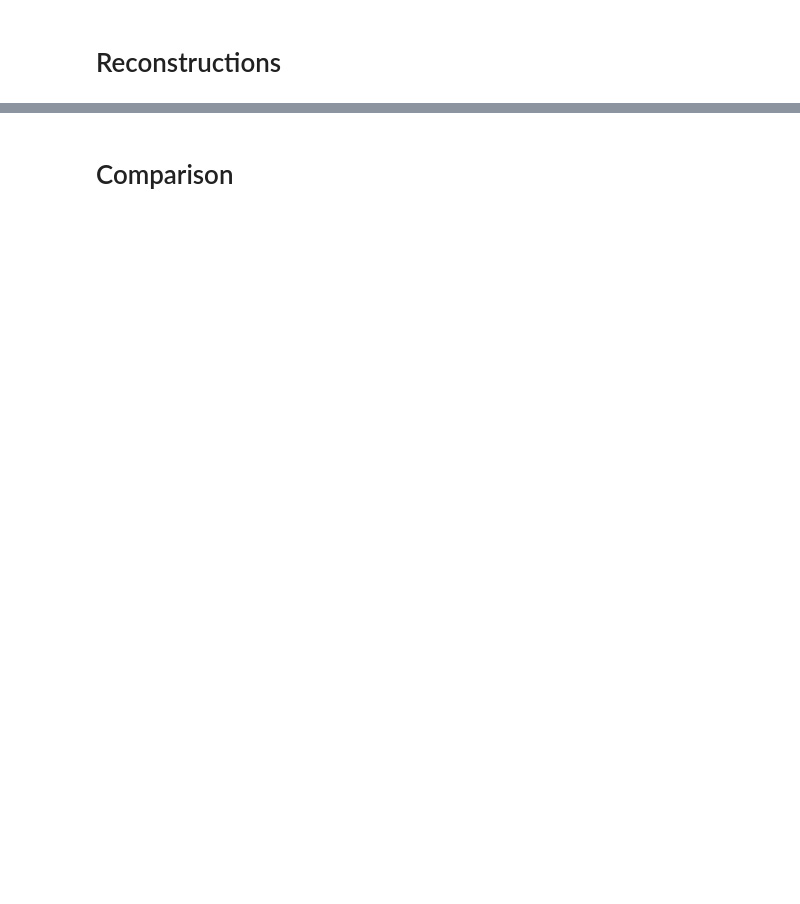
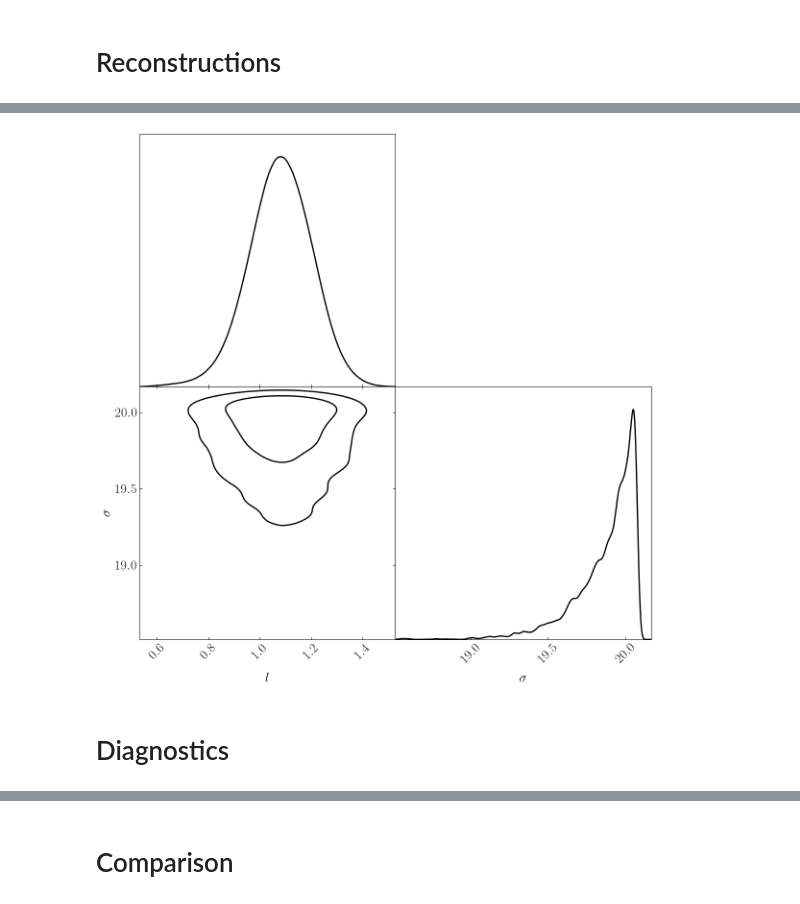
Before and after one commit to matmartinelli/CoRe, a Jupyter notebook: sandbox.ipynb, the cells around one changed output, grey strips where cells are left out. Saved outputs shown, nothing was run; the diff lists cells and outputs as text; code cells hidden in the pictures; blank space fills up the shorter version.

```diff
--- a/sandbox.ipynb
+++ b/sandbox.ipynb
@@ -163,0 +203,20 @@ Removed no burn in
+# %%
+tini = time()
+means, joint_cov, lml, info = gp.reconstruct(x_recon,method='BAYESIAN',n_samples=50000,thinning=100,burn_in=0.3)
+
+print('GP done in {:.2f} s'.format(time()-tini))
+
+sample = info['sample']
+
+covmats = {'Joint': joint_cov}
+
+for func in possible_derivatives:
+    cov = joint_cov.drop(columns=[col for col in joint_cov.columns if func not in col])
+    cov = cov.drop(index=[ind for ind in cov.index if func not in ind])
+    covmats[func] = cov
+
+row = {'Info': {'Values': best_fit},
+       'Functions': means,
+       'Covariances': covmats}
+
+reconstructions['GP marginalized'] = row
@@ -163,0 +231,21 @@ Removed no burn in
+# %%
+g = plots.get_subplot_plotter(subplot_size=1,width_inch=12, scaling=False)
+
+g.settings.figure_legend_frame = False
+g.settings.axes_fontsize=20
+g.settings.axes_labelsize=20
+g.settings.legend_fontsize=20
+g.settings.axis_marker_color = 'black'
+g.settings.axis_marker_ls = '--'
+g.settings.axis_marker_lw = 1
+g.settings.axis_tick_x_rotation = 45
+g.triangle_plot(sample,['l','sigma'],legend_loc='upper right',
+                filled=False,contour_lws=2,
+                markers=best_fit
+               )
+g.fig.align_ylabels()
+g.fig.align_xlabels();
+# %% [output]
+[figure, added]
+# %% [markdown]
+# Diagnostics
```
Also changed, not shown: parts of 29 cells of this notebook, 4 other files.
